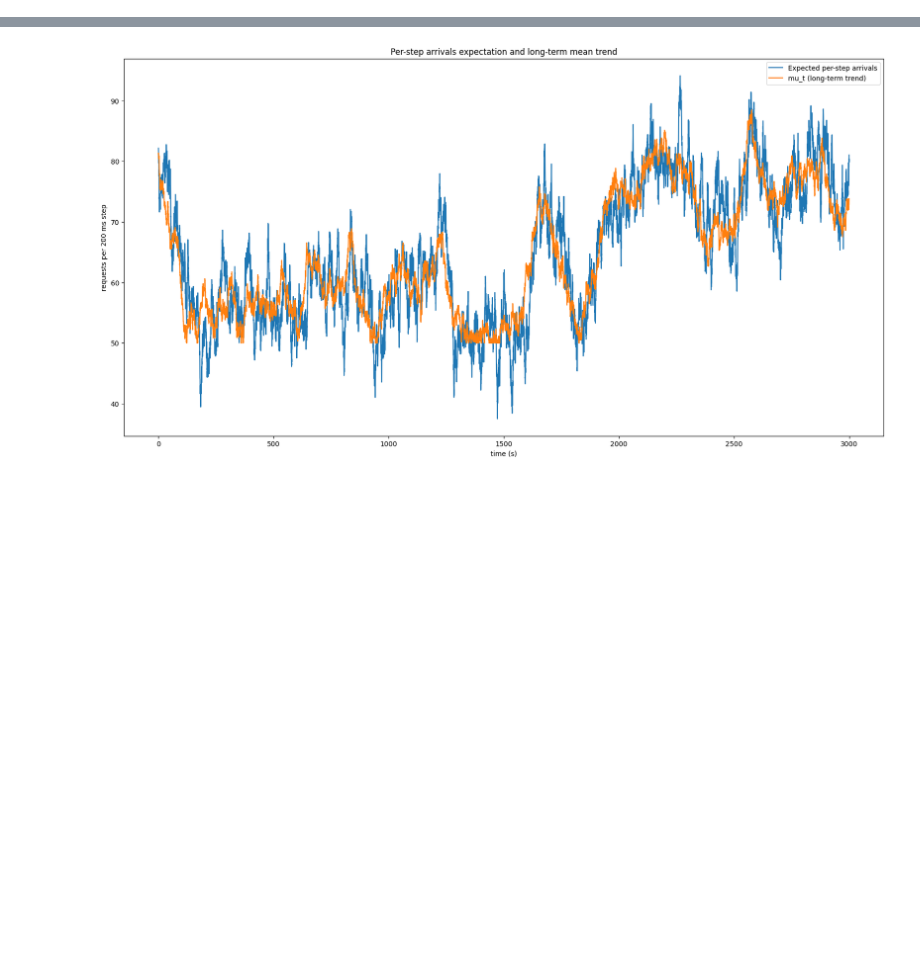
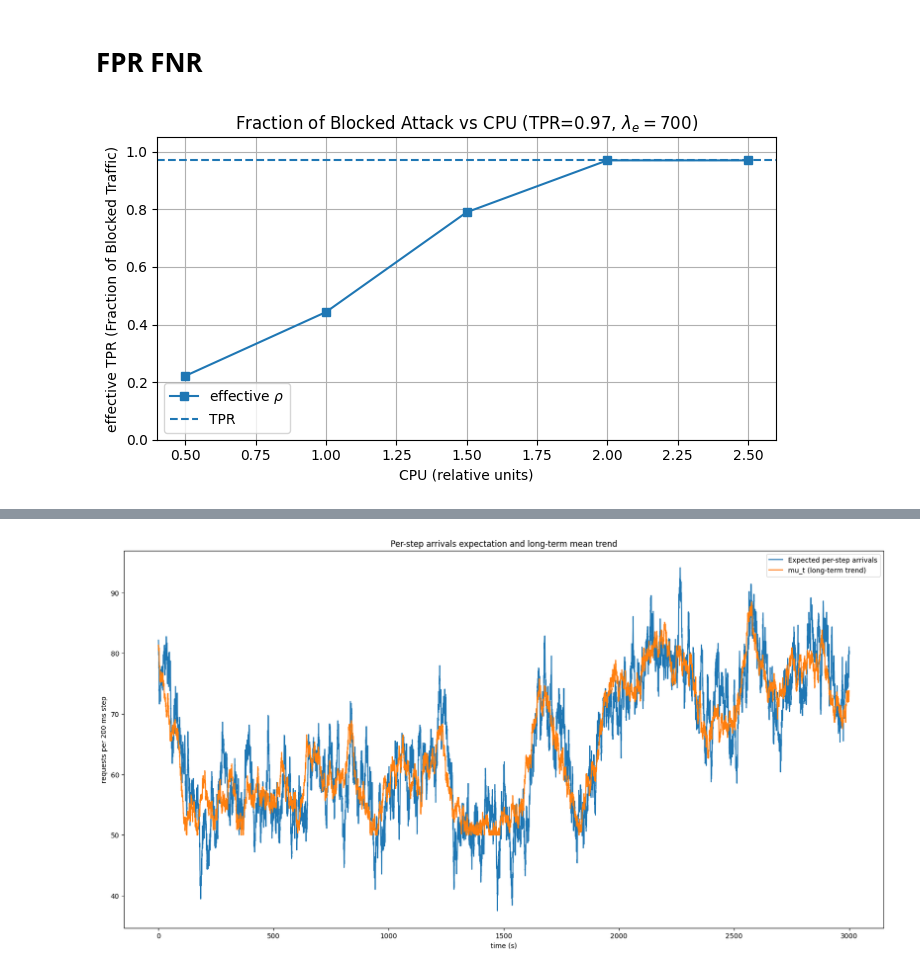
Before and after one commit to VincentSheh/vehicle_mtmc, a Jupyter notebook: simulation/visualize.ipynb, the cells around one changed output, grey strips where cells are left out. Cells and saved outputs as stored; diff of their text form; code cells hidden in the pictures; blank space fills up the shorter version.

```diff
--- a/simulation/visualize.ipynb
+++ b/simulation/visualize.ipynb
@@ -0,0 +1,28 @@
+# %% [markdown]
+# FPR FNR
+# %%
+# Plot effective acceptance with a horizontal TPR line
+import numpy as np
+import matplotlib.pyplot as plt
+
+cpu = np.array([0.5, 1.0, 1.5, 2.0, 2.5], dtype=float)
+mu  = np.array([160, 320, 570, 720, 940], dtype=float)
+lambda_attack = 700.0
+TPR = 0.97
+
+rho = np.minimum(1.0, mu / lambda_attack)
+rho_eff = np.minimum(TPR, rho * TPR)
+
+plt.figure(figsize=(7,4))
+plt.plot(cpu, rho_eff, marker="s", label="effective $\\rho$")
+plt.axhline(TPR, linestyle="--", label="TPR")
+plt.xlabel("CPU (relative units)")
+plt.ylabel(r"effective TPR (Fraction of Blocked Traffic)")
+plt.title(rf"Fraction of Blocked Attack vs CPU (TPR={TPR}, $\lambda_e={int(lambda_attack)}$)")
+plt.ylim(0, 1.05)
+plt.grid(True)
+plt.legend()
+plt.tight_layout()
+plt.show()
+# %% [output]
+[figure, added]
```
Also changed, not shown: parts of 1 cell of this notebook, 16 other files.
